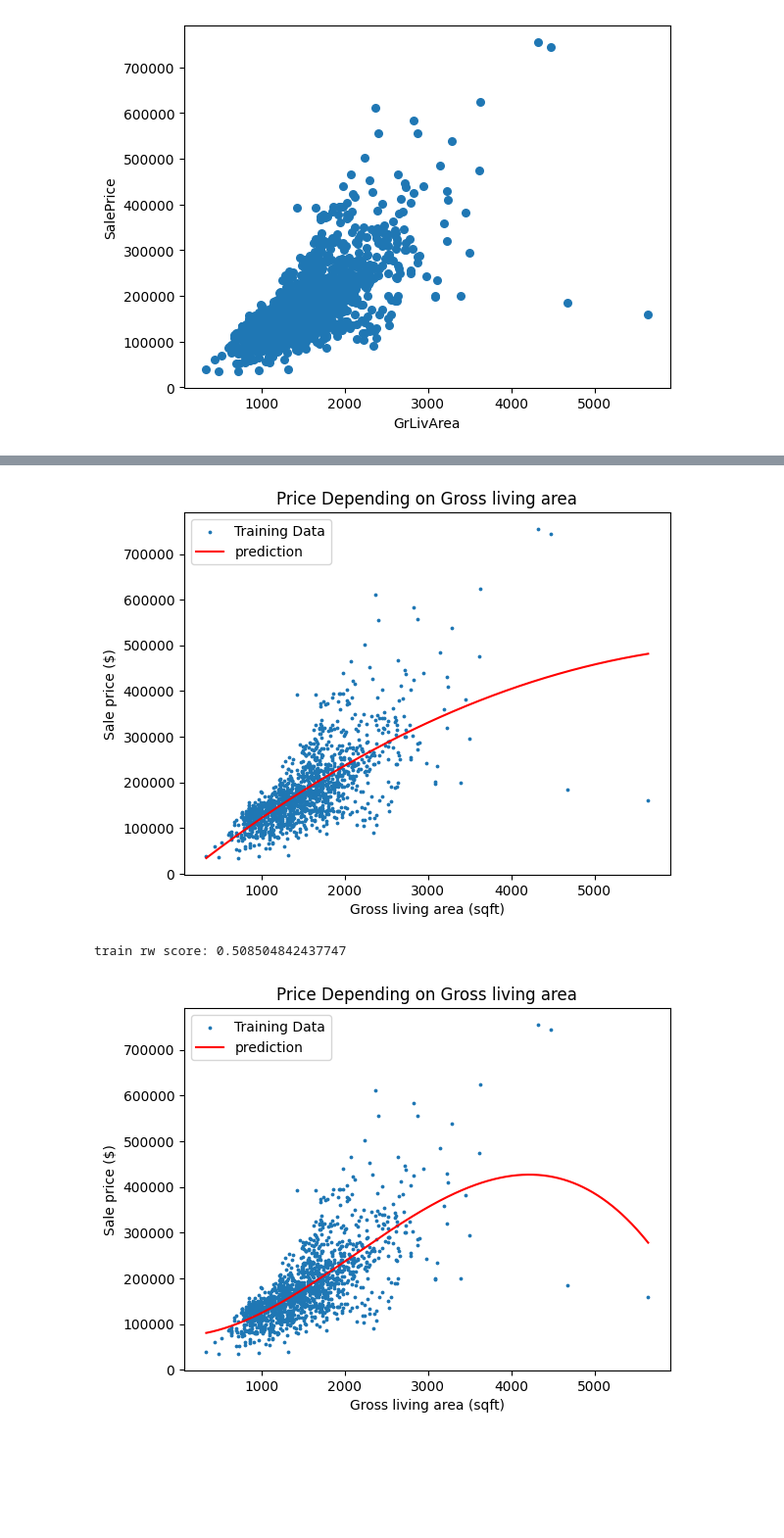
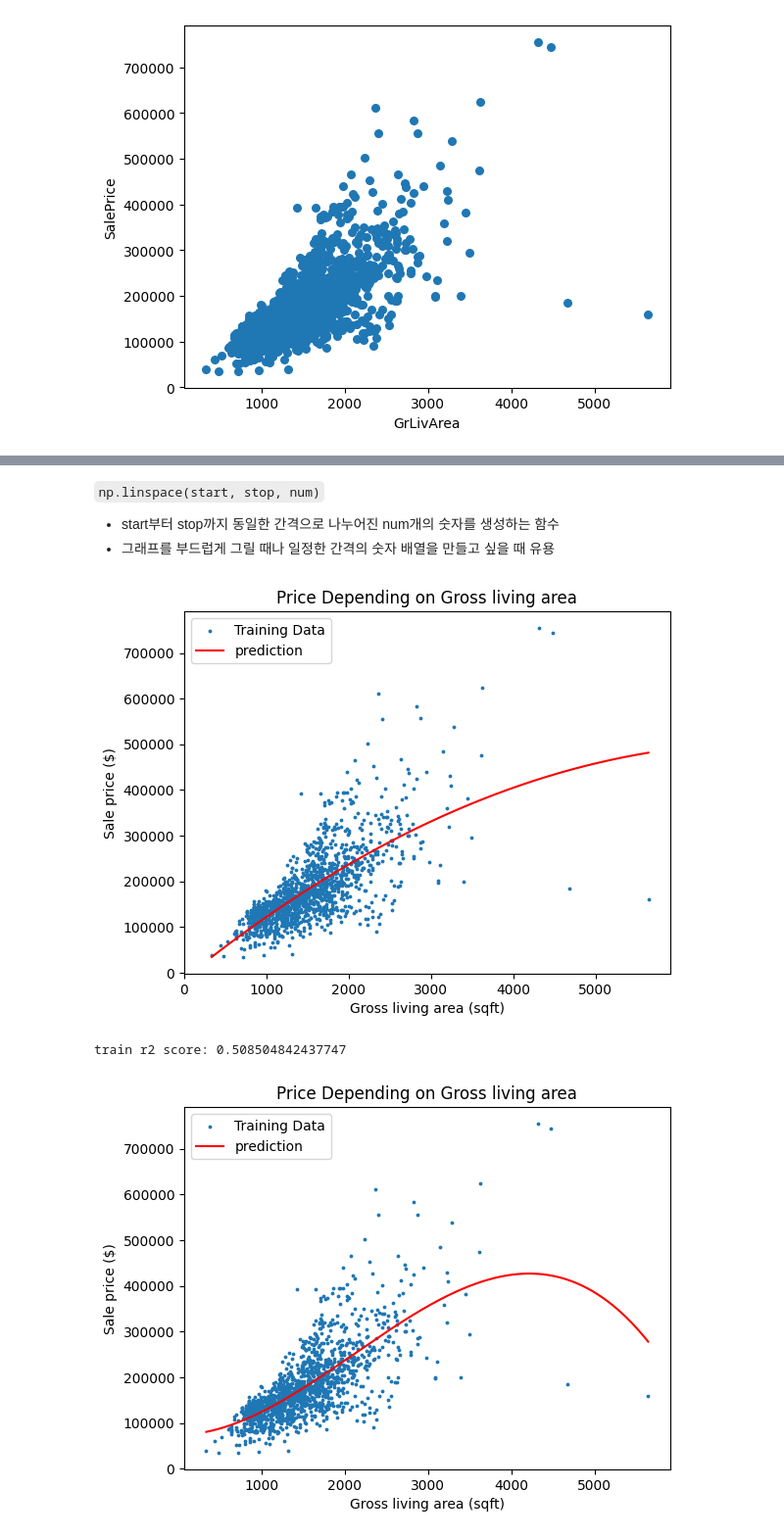
Before and after one commit to lee-yeonseo/study-ml-dl-with-alone-book, a Jupyter notebook: assignment_wk1.ipynb, the cells around one changed output, grey strips where cells are left out. Shown: that part at 98% size. Drawn from its saved outputs; the diff is of its cells as text; code cells hidden in the pictures; blank space fills up the shorter version.

```diff
--- a/assignment_wk1.ipynb
+++ b/assignment_wk1.ipynb
@@ -149,23 +177,28 @@ X_test = np.linspace(X.min(), X.max(), 5000).reshape(-1, 1)
 # 변환
 graph_poly = model.transform(X_test)
 result = lr.predict(graph_poly)
+# %% [markdown]
+`np.linspace(start, stop, num)`<br>
+- start부터 stop까지 동일한 간격으로 나누어진 num개의 숫자를 생성하는 함수
+- 그래프를 부드럽게 그릴 때나 일정한 간격의 숫자 배열을 만들고 싶을 때 유용
 # %%
 # 시각화
 plt.scatter(X, Y, s=3, label='Training Data')
 plt.plot(X_test, result, label='prediction', color='red')
 plt.title('Price Depending on Gross living area')
 plt.xlabel('Gross living area (sqft)')
 plt.ylabel('Sale price ($)')
 plt.legend()
+plt.xticks(np.arange(0, 6000, 1000))
 plt.show()
 # %% [output]
-[figure, old version]
+[figure, new version]
 # %%
 # 성능 확인하기
 train_r2 = lr.score(x_poly, Y)
-print('train rw score:', train_r2)
+print('train r2 score:', train_r2)
 # %% [output]
-train rw score: 0.508504842437747
+train r2 score: 0.508504842437747
 # %%
 #degree를 3으로 설정하고, 나머지는 동일하게 진행하자.
 model = PolynomialFeatures(degree=3)
```
Also changed, not shown: parts of 11 cells of this notebook.
